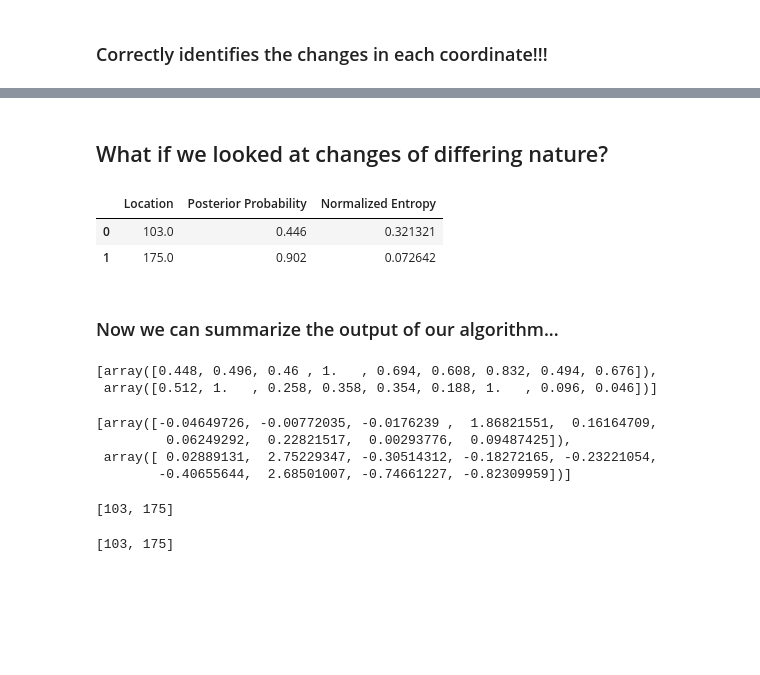
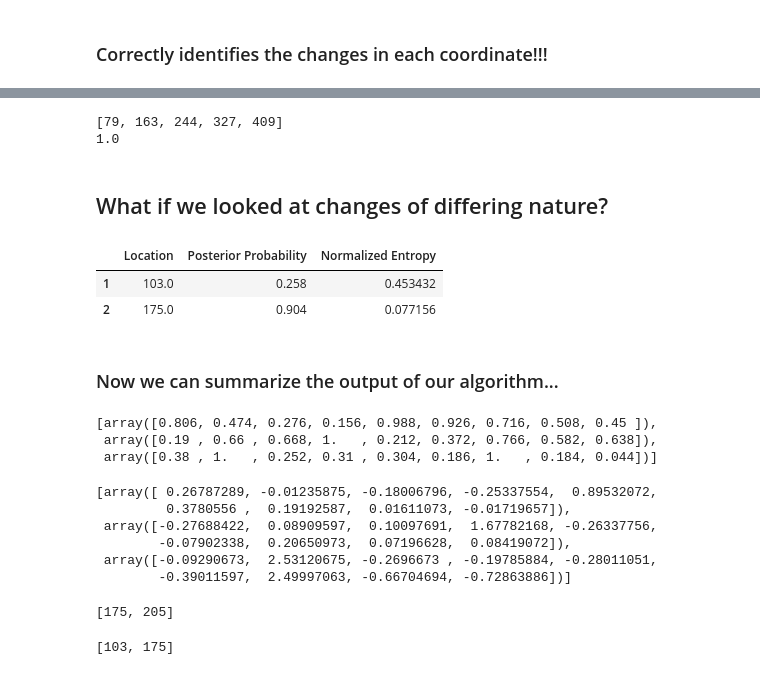
Before and after one commit to manilasoldier/bclr, a Jupyter notebook: bclr_multi_examples.ipynb, the cells around one changed output, grey strips where cells are left out. Saved outputs shown, nothing was run; the diff lists cells and outputs as text; code cells hidden in the pictures; blank space fills up the shorter version.

```diff
--- a/bclr_multi_examples.ipynb
+++ b/bclr_multi_examples.ipynb
@@ -28,6 +36,8 @@ print(bkps[:-1])
 bclrM.fit()
 # %%
 bclrM.transform()
-bclrM.cps_df()
+thr = 0.5
+dfM = bclrM.cps_df(thr=thr)
+dfM
 # %% [output]
 |  | Location | Posterior Probability | Normalized Entropy |
@@ -73,3 +93,10 @@ kern_cpd.fit_predict(signal, n_bkps=5)[:-1]
+# %%
+cp_cf = changeforest.changeforest(signal).split_points()
+print(cp_cf)
+print(randindex(cp_cf + [n], bkps))
+# %% [output]
+[79, 163, 244, 327, 409]
+1.0
 # %% [markdown]
 ## What if we looked at changes of differing nature?
 # %%
@@ -87,37 +114,40 @@ Xnew = pf.fit_transform(ss.fit_transform(np.r_[a,b,c]))
 # %%
 prior_cov9 = np.diag(np.repeat(1, 9))
 # %%
-bclrM_new = bclr.MultiBayesCC(Xnew, cps=2, prior_cov=prior_cov9, n_iter=1000)
-bclrM_new.warm_up()
+bclrM_new = bclr.MultiBayesCC(Xnew, cps=5, prior_cov=prior_cov9, n_iter=1000, min_size=25)
+bclrM_new.warm_up(reps=10)
 bclrM_new.fit()
 # %%
 bclrM_new.transform()
-bclrM_new.cps_df()
+bclrM_new.cps_df(thr=thr)
 # %% [output]
 |  | Location | Posterior Probability | Normalized Entropy |
-| 0 | 103.0 | 0.446 | 0.321321 |
-| 1 | 175.0 | 0.902 | 0.072642 |
+| 1 | 103.0 | 0.258 | 0.453432 |
+| 2 | 175.0 | 0.904 | 0.077156 |
 # %% [markdown]
 ### Now we can summarize the output of our algorithm...
 # %%
 [np.mean(bc.post_beta > 0, axis=0) for bc in bclrM_new.bccs_]
 # %% [output]
-[array([0.448, 0.496, 0.46 , 1.   , 0.694, 0.608, 0.832, 0.494, 0.676]),
- array([0.512, 1.   , 0.258, 0.358, 0.354, 0.188, 1.   , 0.096, 0.046])]
+[array([0.806, 0.474, 0.276, 0.156, 0.988, 0.926, 0.716, 0.508, 0.45 ]),
+ array([0.19 , 0.66 , 0.668, 1.   , 0.212, 0.372, 0.766, 0.582, 0.638]),
+ array([0.38 , 1.   , 0.252, 0.31 , 0.304, 0.186, 1.   , 0.184, 0.044])]
 # %%
 # This indciates that the x_1^2 increases the most in the first instance,
 # and x_2 for the second changepoint, thought x_2^2 is close...
 [bc.post_beta_mean for bc in bclrM_new.bccs_]
 # %% [output]
-[array([-0.04649726, -0.00772035, -0.0176239 ,  1.86821551,  0.16164709,
-         0.06249292,  0.22821517,  0.00293776,  0.09487425]),
- array([ 0.02889131,  2.75229347, -0.30514312, -0.18272165, -0.23221054,
-        -0.40655644,  2.68501007, -0.74661227, -0.82309959])]
+[array([ 0.26787289, -0.01235875, -0.18006796, -0.25337554,  0.89532072,
+         0.3780556 ,  0.19192587,  0.01611073, -0.01719657]),
+ array([-0.27688422,  0.08909597,  0.10097691,  1.67782168, -0.26337756,
+        -0.07902338,  0.20650973,  0.07196628,  0.08419072]),
+ array([-0.09290673,  2.53120675, -0.2696673 , -0.19785884, -0.28011051,
+        -0.39011597,  2.49997063, -0.66704694, -0.72863886])]
 # %%
 # Usual rbf kernel with dynamic programming to find the changes...
-kern_cpd.fit_predict(Xnew, n_bkps = 2)[:-1]
+kern_cpd.fit_predict(Xnew, pen=2)
 # %% [output]
-[103, 175]
+[175, 205]
 # %%
 changeforest.changeforest(Xnew).split_points()
 # %% [output]
```
Also changed, not shown: parts of 17 cells of this notebook, 3 other files.
